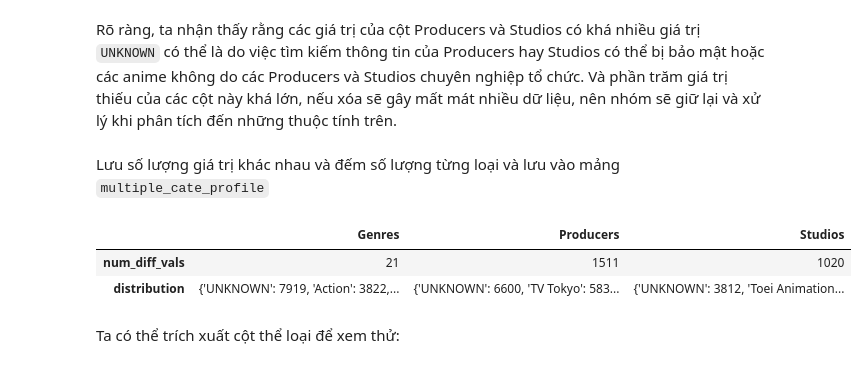
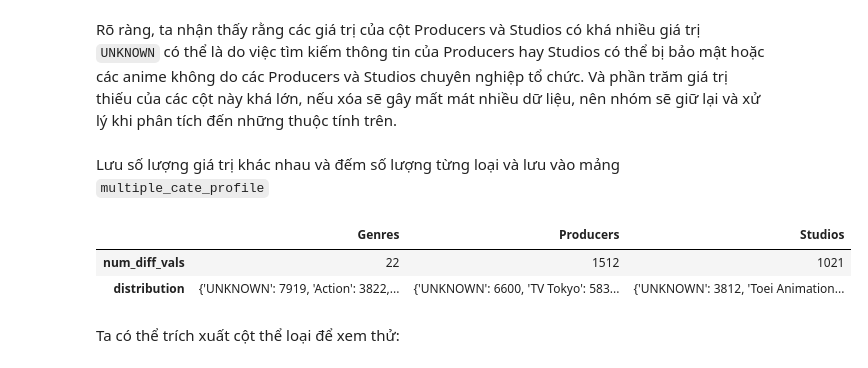
Before and after one commit to V1nk4n/Intro2DS_FinalProject, a Jupyter notebook: data_exploration/data_explorations.ipynb, the cells around one changed output. Saved outputs shown, nothing was run; the diff lists cells and outputs as text; code cells hidden in the pictures.

```diff
--- a/data_exploration/data_explorations.ipynb
+++ b/data_exploration/data_explorations.ipynb
@@ -528,30 +528,30 @@ Lưu số lượng giá trị khác nhau và đếm số lượng từng loại
 # %%
 multi_columns = ['Genres', 'Producers', 'Studios']
 
-# Define function to split and melt columns
+# Hàm tách các ô đa giá trị
 def split_and_melt(column):
     df_split = column.str.split(', ', expand=True).melt().drop('variable', axis=1)
     return df_split['value']
 
-# Apply the function to create a long DataFrame
+# Áp dụng vào DataFrame
 long_df = anime_df[multi_columns].agg(split_and_melt)
 
-# Calculate the distribution and number of unique values
+# Tính phân phối các giá trị
 distribution = long_df.agg(lambda column: pd.Series(column).value_counts().to_dict())
-num_diff_vals = long_df.nunique() - 1
+num_diff_vals = long_df.nunique()
 
-# Create an empty DataFrame with the correct structure
+# Tạo DataFrame lưu phân phối
 multiple_cate_profile = pd.DataFrame(index=["num_diff_vals", "distribution"], columns=multi_columns)
 
-# Assign the calculated values to the DataFrame
+# Lưu vào DataFrame
 multiple_cate_profile.loc["num_diff_vals"] = num_diff_vals
 multiple_cate_profile.loc["distribution"] = distribution
 
-# Display the resulting DataFrame
+# In DataFrame
 multiple_cate_profile
 # %% [output]
 |  | Genres | Producers | Studios |
-| num_diff_vals | 21 | 1511 | 1020 |
+| num_diff_vals | 22 | 1512 | 1021 |
 | distribution | {'UNKNOWN': 7919, 'Action': 3822,... | {'UNKNOWN': 6600, 'TV Tokyo': 583... | {'UNKNOWN': 3812, 'Toei Animation... |
 # %% [markdown]
 Ta có thể trích xuất cột thể loại để xem thử:
```
Also changed, not shown: parts of 4 cells of this notebook.
